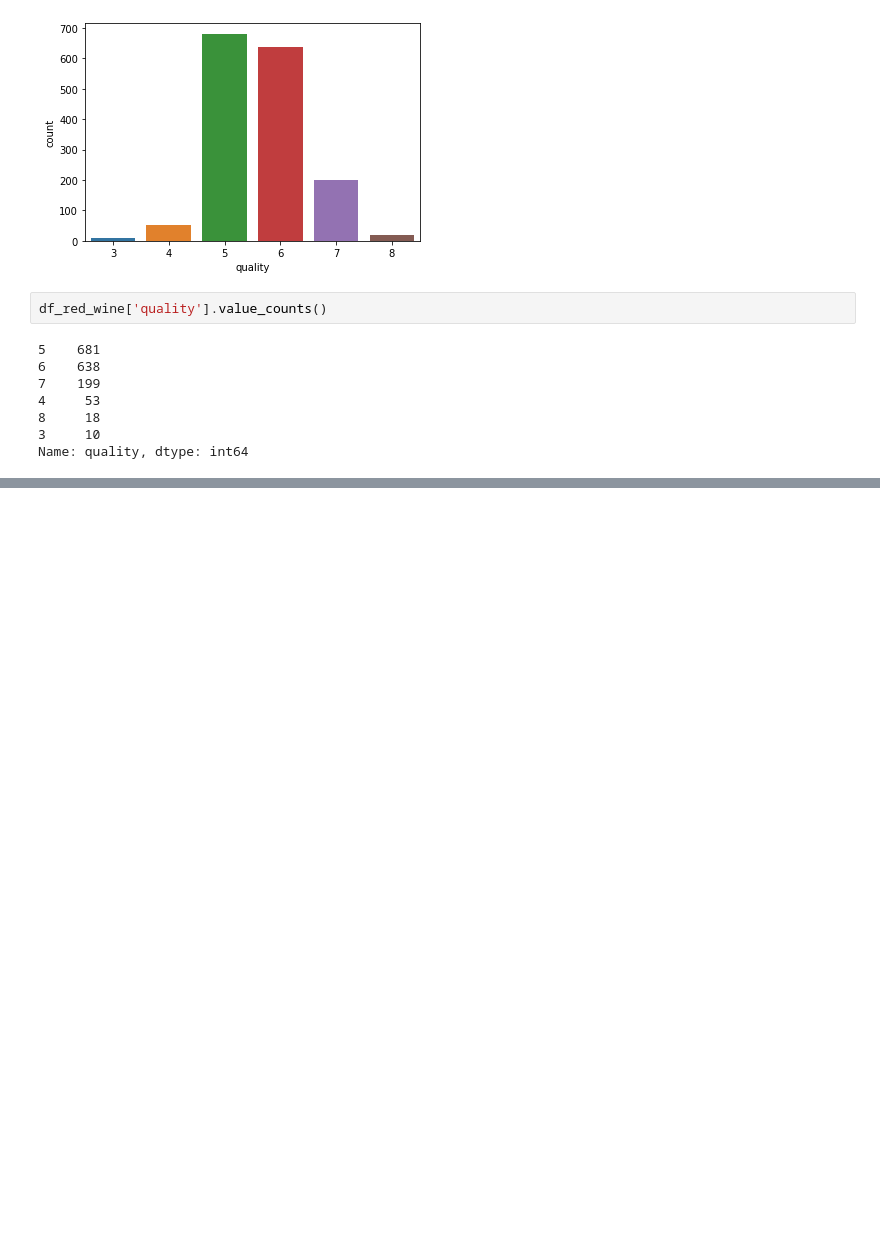
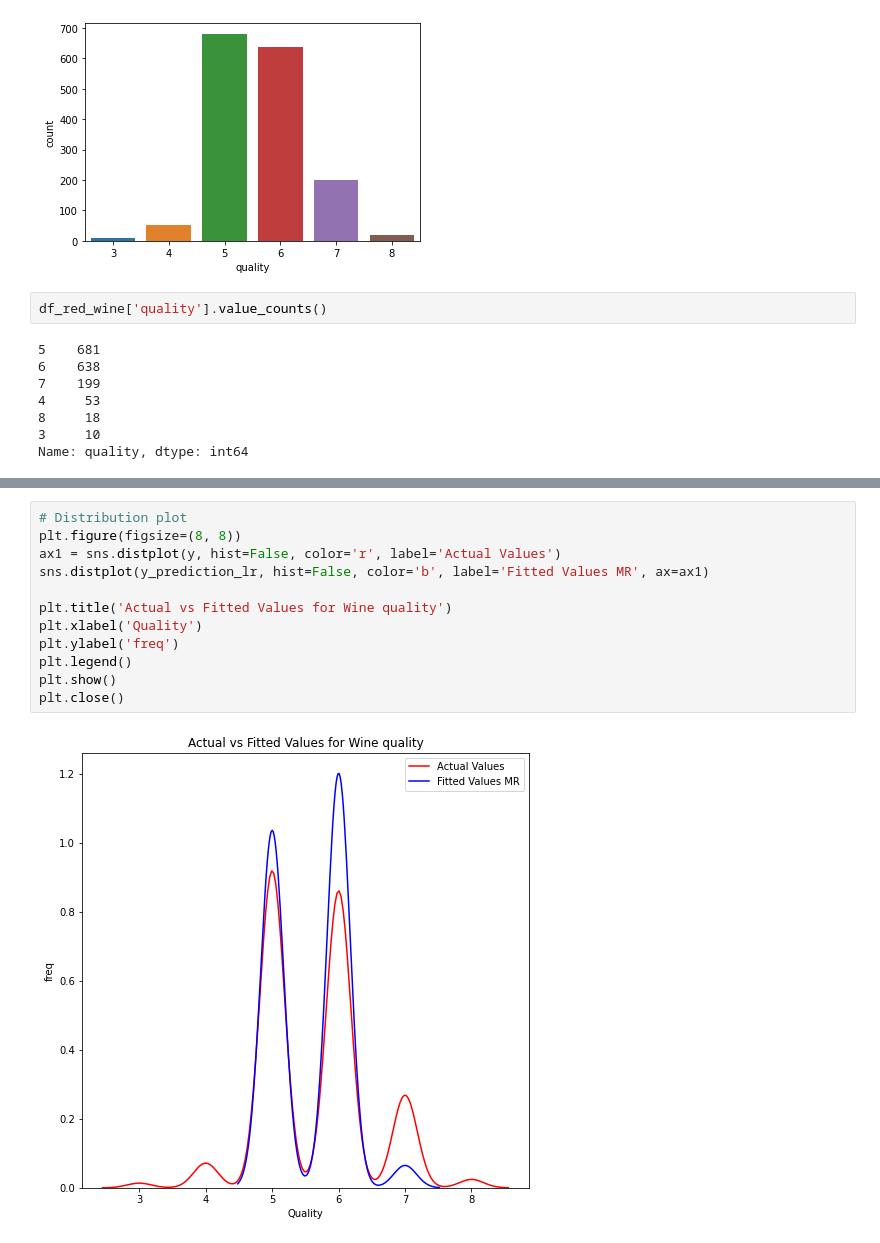
Before and after one commit to hieplk97/Data-Science, a Jupyter notebook: Data Pre-processing and Analysis/LDS5_260_Project_2/TranBuuHiep_project_Wine.ipynb, the cells around one changed output, grey strips where cells are left out. Drawn from its saved outputs; the diff is of its cells as text; blank space fills up the shorter version.

```diff
--- a/Data Pre-processing and Analysis/LDS5_260_Project_2/TranBuuHiep_project_Wine.ipynb
+++ b/Data Pre-processing and Analysis/LDS5_260_Project_2/TranBuuHiep_project_Wine.ipynb
@@ -167,0 +212,14 @@ Name: quality, dtype: int64
+# %%
+# Distribution plot
+plt.figure(figsize=(8, 8))
+ax1 = sns.distplot(y, hist=False, color='r', label='Actual Values')
+sns.distplot(y_prediction_lr, hist=False, color='b', label='Fitted Values MR', ax=ax1)
+
+plt.title('Actual vs Fitted Values for Wine quality')
+plt.xlabel('Quality')
+plt.ylabel('freq')
+plt.legend()
+plt.show()
+plt.close()
+# %% [output]
+[figure, added]
```
Also changed, not shown: parts of 11 cells of this notebook.
